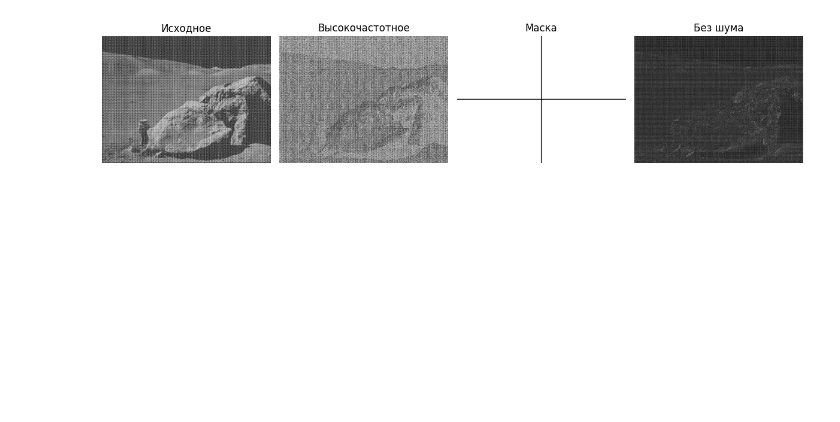
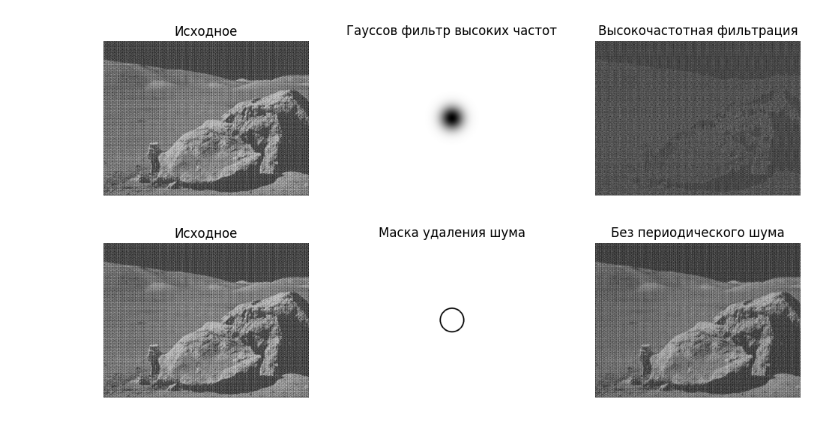
Before and after one commit to NiTro005/Image_Processing, a Jupyter notebook: dz_5/dz_5.ipynb, the cells around one changed output. Drawn from its saved outputs; the diff is of its cells as text; code cells hidden in the pictures; blank space fills up the shorter version.

```diff
--- a/dz_5/dz_5.ipynb
+++ b/dz_5/dz_5.ipynb
@@ -3,4 +3,4 @@ import numpy as np
 import cv2 as cv
 from matplotlib import pyplot as plt
 # %%
-img = cv.imread('/content/periodic_noise.JPG', cv.IMREAD_GRAYSCALE)
+img = cv.imread('/content/sample_data/periodic_noise.JPG', cv.IMREAD_GRAYSCALE)
@@ -27,0 +54,6 @@ img_filtered = cv.magnitude(img_back[:,:,0], img_back[:,:,1])
+# %%
+print("1. ВЫСОКОЧАСТОТНАЯ ФИЛЬТРАЦИЯ ГАУССА")
+img_highpass, gaussian_mask = gaussian_high_pass_filter(img)
+
+print("2. УДАЛЕНИЕ ПЕРИОДИЧЕСКОГО ШУМА")
+img_denoised, noise_mask, magnitude_spec = remove_periodic_noise(img)
@@ -28,27 +76,40 @@ img_filtered = cv.magnitude(img_back[:,:,0], img_back[:,:,1])
 # %%
+
+# Только высокочастотная фильтрация
 plt.figure(figsize=(12, 4))
-
-plt.subplot(1, 4, 1)
+plt.subplot(131)
 plt.imshow(img, cmap='gray')
 plt.title('Исходное')
 plt.axis('off')
 
-plt.subplot(1, 4, 2)
-plt.imshow(high_pass, cmap='gray')
-plt.title('Высокочастотное')
+plt.subplot(132)
+plt.imshow(gaussian_mask, cmap='gray')
+plt.title('Гауссов фильтр высоких частот')
 plt.axis('off')
 
-plt.subplot(1, 4, 3)
-plt.imshow(mask[:,:,0], cmap='gray')
-plt.title('Маска')
+plt.subplot(133)
+plt.imshow(img_highpass, cmap='gray')
+plt.title('Высокочастотная фильтрация')
+plt.axis('off')
+plt.show()
+
+# Только удаление шума
+plt.figure(figsize=(12, 4))
+plt.subplot(131)
+plt.imshow(img, cmap='gray')
+plt.title('Исходное')
 plt.axis('off')
 
-plt.subplot(1, 4, 4)
-plt.imshow(img_filtered, cmap='gray')
-plt.title('Без шума')
+plt.subplot(132)
+plt.imshow(noise_mask, cmap='gray')
+plt.title('Маска удаления шума')
 plt.axis('off')
 
-plt.tight_layout()
+plt.subplot(133)
+plt.imshow(img_denoised, cmap='gray')
+plt.title('Без периодического шума')
+plt.axis('off')
 plt.show()
 # %% [output]
-[figure, old version]
+[figure, new version]
+[figure, added]
```
Also changed, not shown: parts of 5 cells of this notebook, 3 other files.
